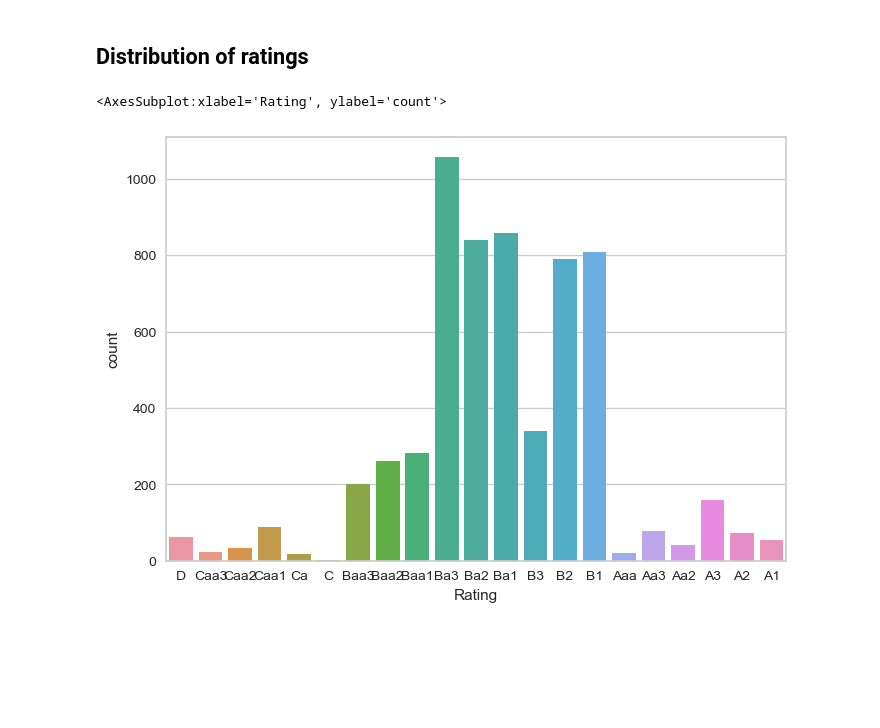
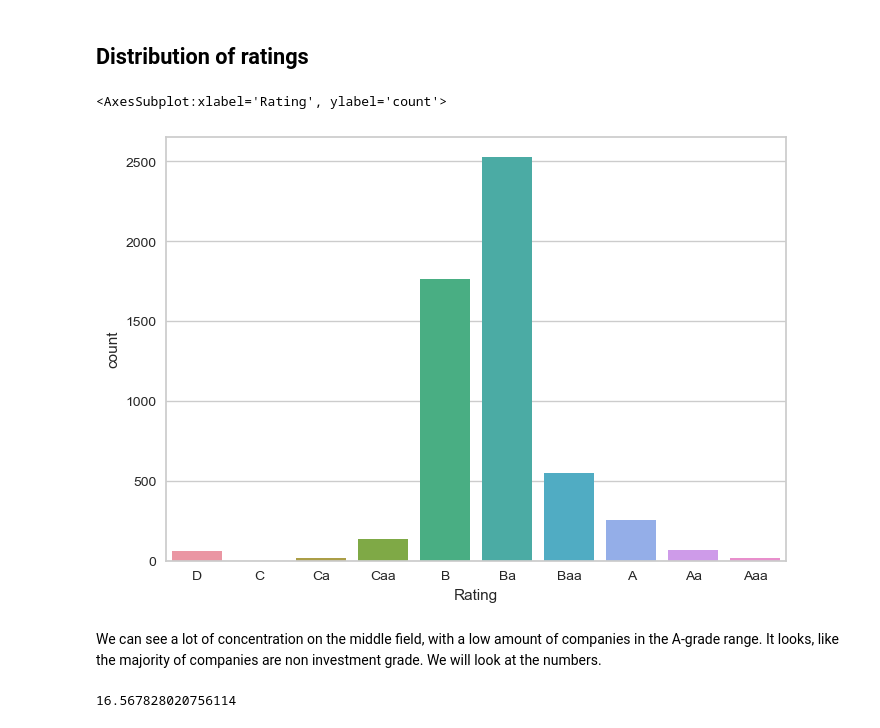
Before and after one commit to GiancarloSanna/Credit_Rating_Project, a Jupyter notebook: 6.0 Descriptive analysis.ipynb, the cells around one changed output. Drawn from its saved outputs; the diff is of its cells as text; code cells hidden in the pictures; blank space fills up the shorter version.

Commit message:
Added Data For Income Statements

```diff
--- a/6.0 Descriptive analysis.ipynb
+++ b/6.0 Descriptive analysis.ipynb
@@ -37,0 +45,5 @@ Index(['Ticker', 'Company Name', 'IndustryId', 'Fiscal Year', 'Fiscal Period',
+# %%
+# This company was mismatched
+main_df = main_df[main_df['Ticker']!='RBBN']
+# This row has implausible data, the interest expenses are 10 times higher than their whole assets
+main_df = main_df.drop(main_df.index[1856])
@@ -38,8 +76,35 @@ Index(['Ticker', 'Company Name', 'IndustryId', 'Fiscal Year', 'Fiscal Period',
+# %%
+# Removing numbers:
+def rem_digits(rating):
+    return re.sub('[0-9]','',rating)
+
+main_df['Rating'] = main_df['Rating'].apply(rem_digits)
+# %%
+# Extra column for sorting
+# Since sorting the rating alphabetically does not give us the right order.
+# I will create an extra column with a numerized version, that will help us visualize better.
+
+rating_numbered = {'Aaa':11,'Aa':12,'A':13,'Baa':21,'Ba':22,'B':23,'Caa':31,'Ca':32,'C':33,'D':40}
+main_df['Rating_numbered'] = main_df['Rating'].map(rating_numbered)
 # %% [markdown]
 ## Distribution of ratings
 # %%
 # We can see a big number of companies with B ratings and very few with A or C
-sns.countplot(x='Rating', data=main_df.sort_values(by = ['Rating'], ascending = False))
+sns.countplot(x='Rating', data=main_df.sort_values(by = ['Rating_numbered'], ascending = False))
 # %% [output]
 <AxesSubplot:xlabel='Rating', ylabel='count'>
-[figure, old version]
+[figure, new version]
+# %% [markdown]
+We can see a lot of concentration on the middle field, with a low amount of companies in the A-grade range.
+It looks, like the majority of companies are non investment grade. We will look at the numbers.
+# %%
+# Investment grade:
+id_count = len(main_df[main_df['Rating_numbered']<22])
+id_count
+entries = len(main_df)
+
+id_count/len(main_df) *100
+
+# Only 19 percent of our dataframe are investment grade.
+# %% [output]
+16.567828020756114
```
Also changed, not shown: parts of 15 cells of this notebook, 5 other files.
